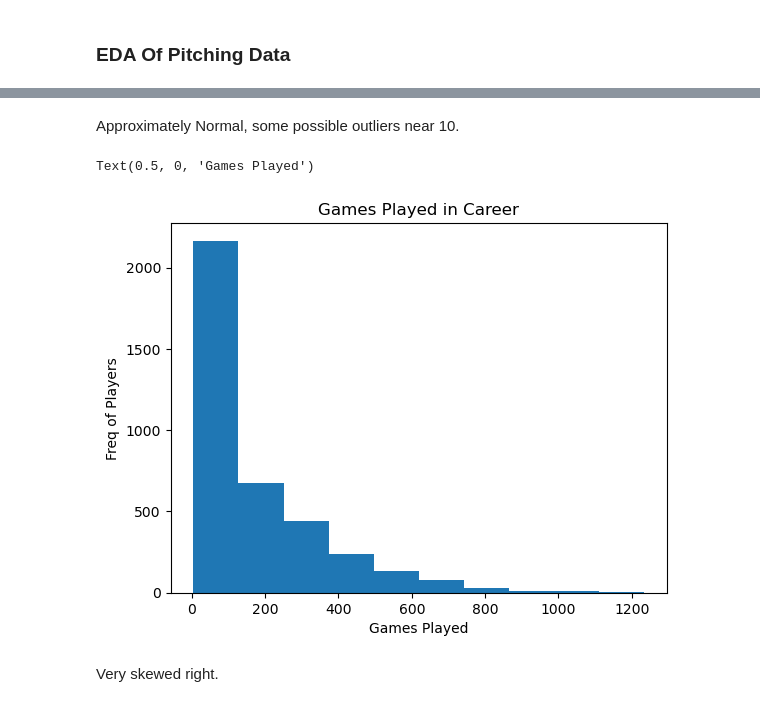
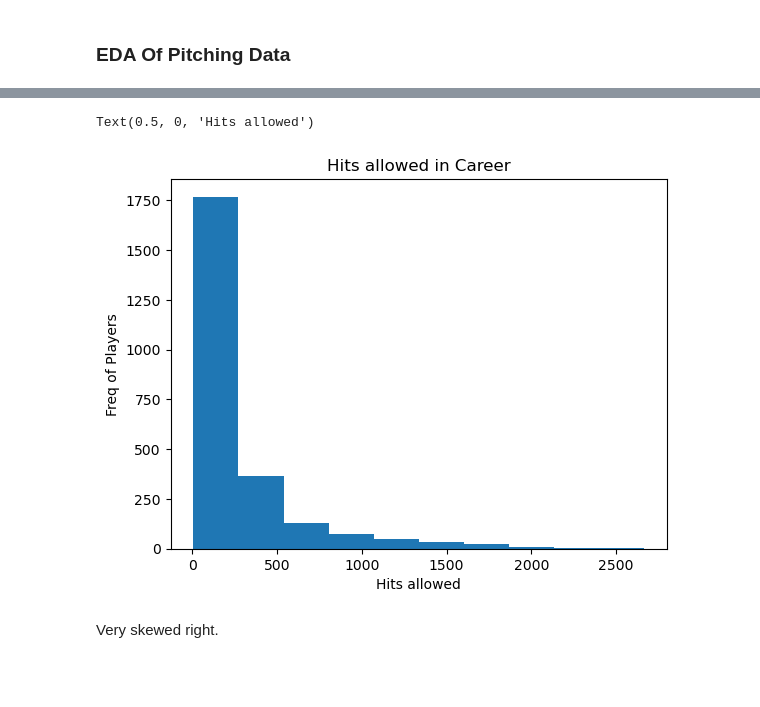
Before and after one commit to HypedGiraffe/capstone_baseball_app, a Jupyter notebook: Code/03_eda.ipynb, the cells around one changed output, grey strips where cells are left out. Drawn from its saved outputs; the diff is of its cells as text; code cells hidden in the pictures; blank space fills up the shorter version.

```diff
--- a/Code/03_eda.ipynb
+++ b/Code/03_eda.ipynb
@@ -9,4 +14,3 @@ import numpy as np
 # %%
 #Reading in Data
-season = pd.read_csv('./season.csv')
-career = pd.read_csv('./career.csv')
+career = pd.read_csv('../Data/career_pitcher.csv')
@@ -58,13 +39,11 @@ Text(0.5, 0, 'Games Played')
-# %% [markdown]
-Approximately Normal, some possible outliers near 10.
 # %%
-#Now Career
-plt.hist(career['g'])
-plt.title('Games Played in Career')
+#Looking at some distributions
+plt.hist(career['H'])
+plt.title('Hits allowed in Career')
 plt.ylabel('Freq of Players')
-plt.xlabel('Games Played')
+plt.xlabel('Hits allowed')
 # %% [output]
-Text(0.5, 0, 'Games Played')
+Text(0.5, 0, 'Hits allowed')
-[figure, old version]
+[figure, new version]
 # %% [markdown]
 Very skewed right.
```
Also changed, not shown: parts of 26 cells of this notebook, 2 other files.
